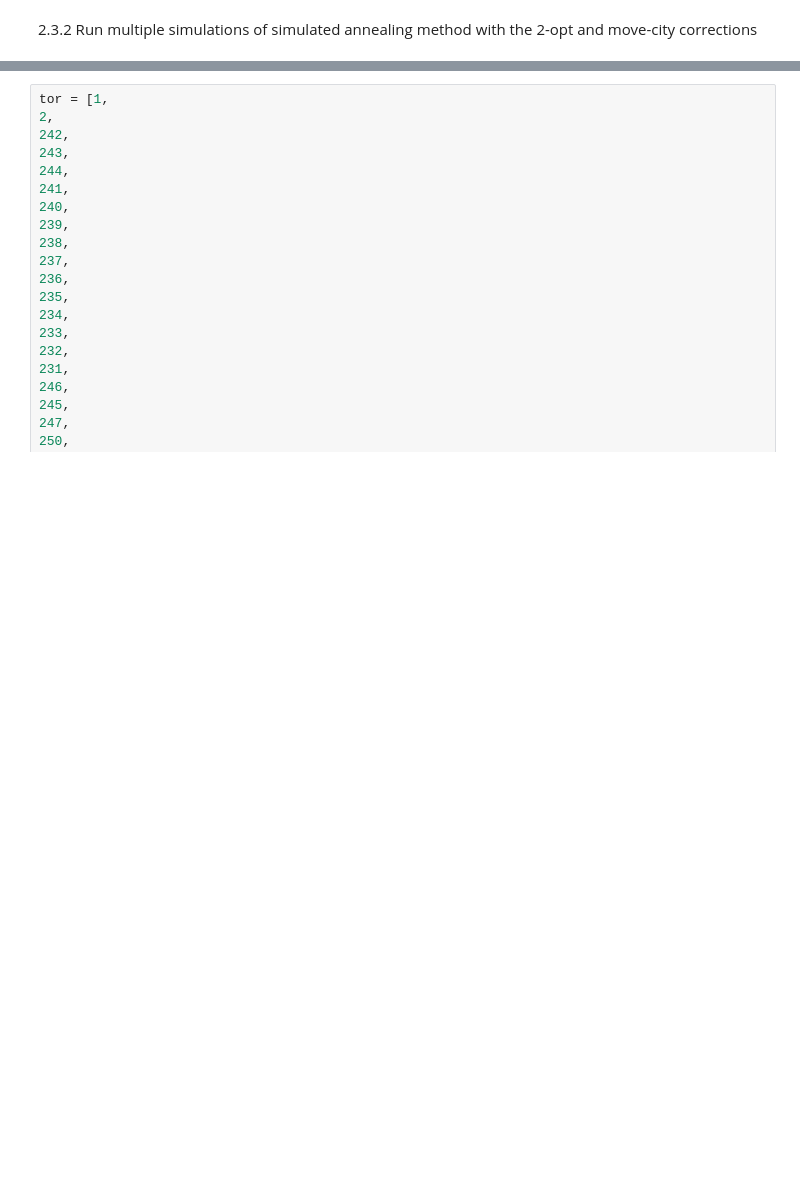
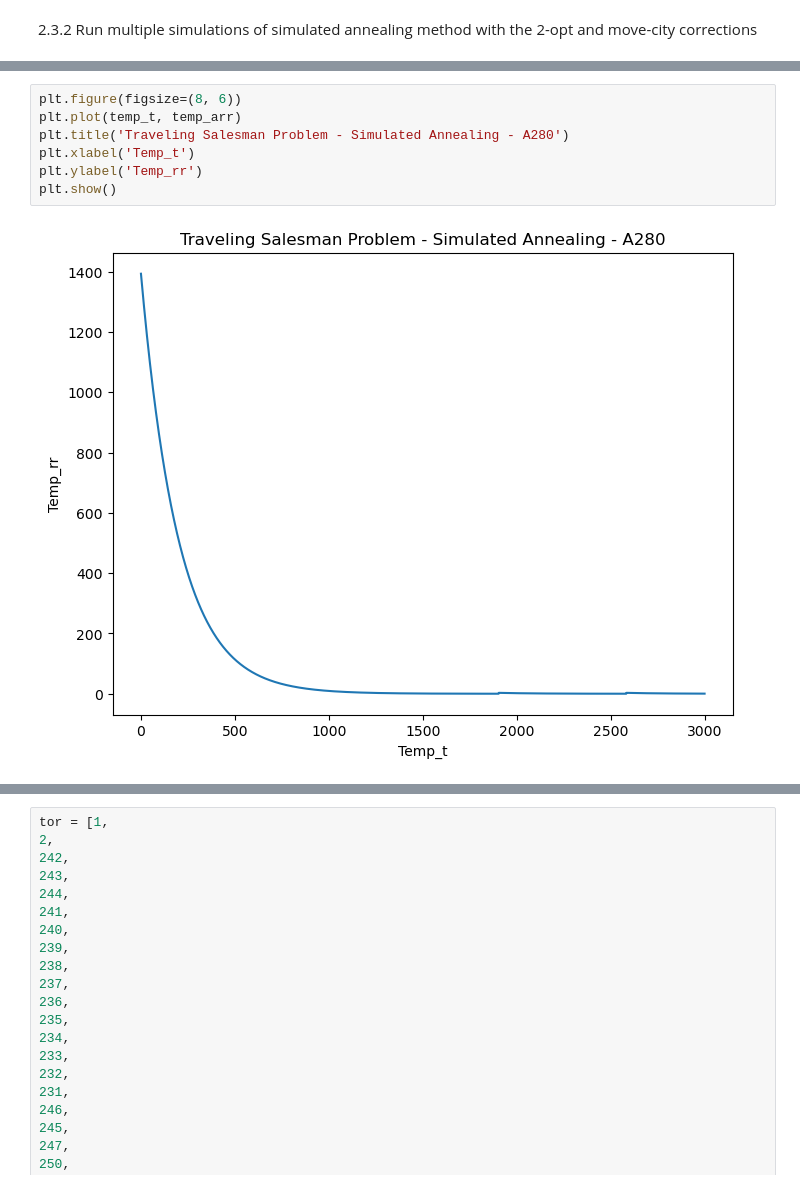
Before and after one commit to lexthegreatest/simulated_annealing, a Jupyter notebook: Jacimovic_15278247_Malash_15179192_Soroka_2834023_Assignment_3.ipynb, the cells around one changed output, grey strips where cells are left out. Drawn from its saved outputs; the diff is of its cells as text; blank space fills up the shorter version.

```diff
--- a/Jacimovic_15278247_Malash_15179192_Soroka_2834023_Assignment_3.ipynb
+++ b/Jacimovic_15278247_Malash_15179192_Soroka_2834023_Assignment_3.ipynb
@@ -592,0 +681,9 @@ plot_tour(best_tour, cities)
+# %%
+plt.figure(figsize=(8, 6))
+plt.plot(temp_t, temp_arr)
+plt.title('Traveling Salesman Problem - Simulated Annealing - A280')
+plt.xlabel('Temp_t')
+plt.ylabel('Temp_rr')
+plt.show()
+# %% [output]
+[figure, added]
```
Also changed, not shown: parts of 24 cells of this notebook, 1 other file.
